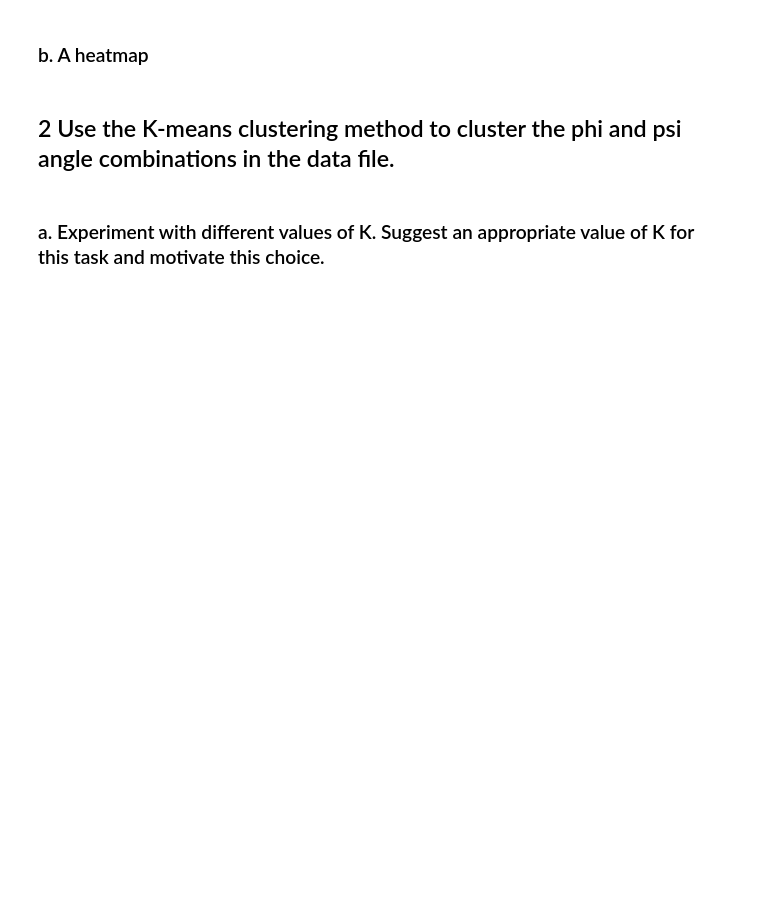
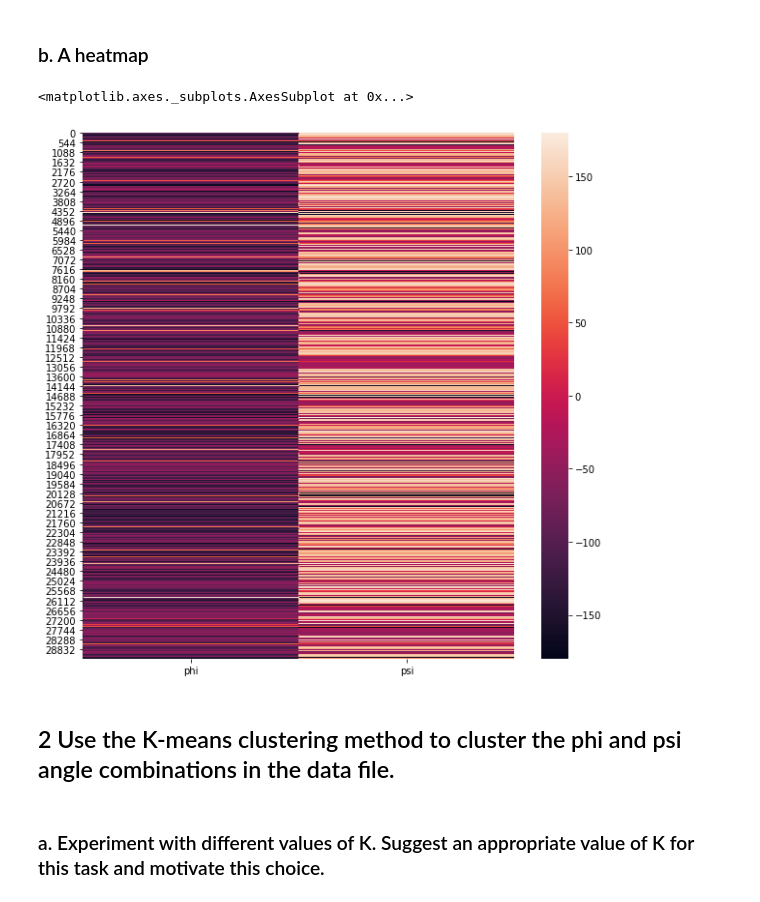
Before and after one commit to jerge/DAT405-DSC, a Jupyter notebook: Lab 3/Lab3.ipynb, the cells around one changed output. Saved outputs shown, nothing was run; the diff lists cells and outputs as text; code cells hidden in the pictures; blank space fills up the shorter version.

```diff
--- a/Lab 3/Lab3.ipynb
+++ b/Lab 3/Lab3.ipynb
@@ -7,5 +19,12 @@
 # %% [markdown]
 ### b. A heatmap
+# %%
+dataNumbers = data[['phi','psi']].copy()
+
+sns.heatmap(dataNumbers)
+# %% [output]
+<matplotlib.axes._subplots.AxesSubplot at 0x...>
+[figure, added]
 # %% [markdown]
 ## 2 Use  the  K-means  clustering  method to  cluster  the phi  and  psi  angle  combinations  in the data file.
 # %% [markdown]
```
Also changed, not shown: parts of 11 cells of this notebook.
